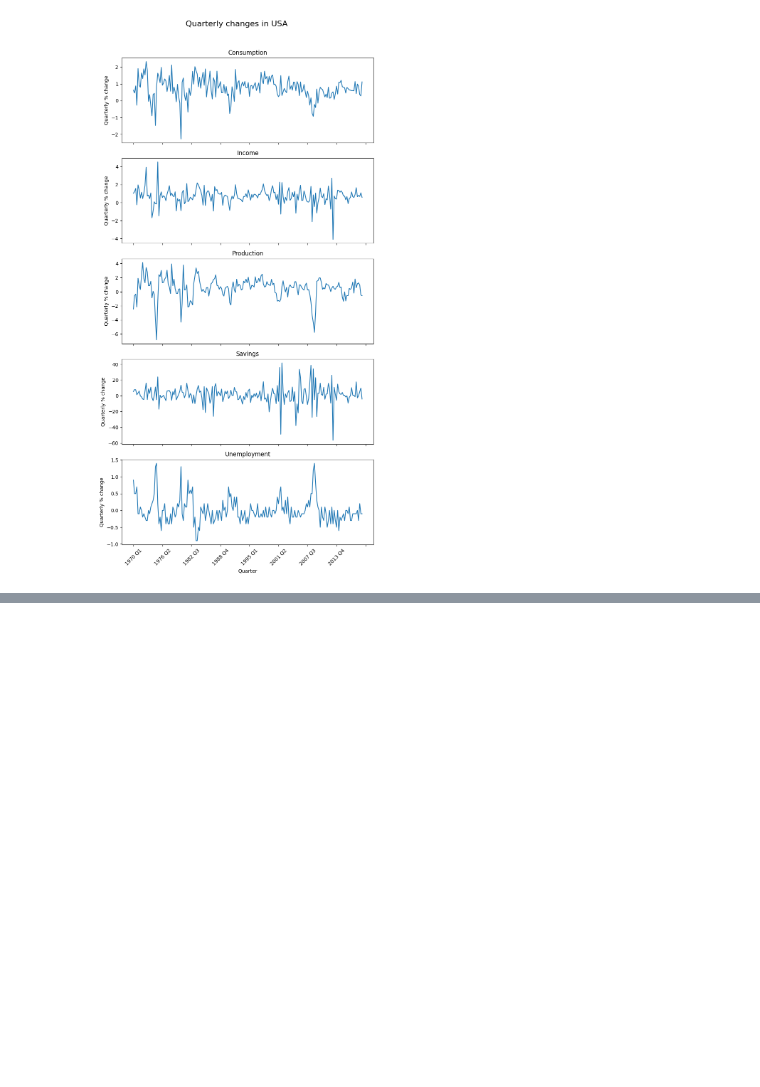
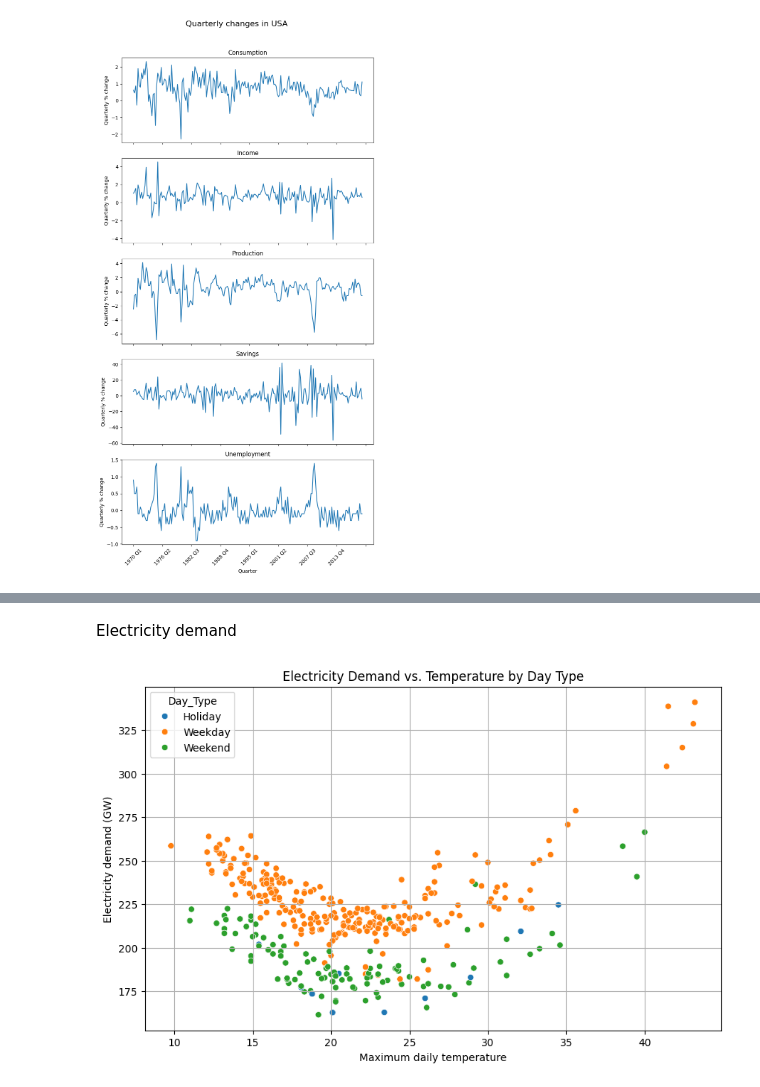
Before and after one commit to safeai-snu/Econometrics, a Jupyter notebook: Ch3.4.ARIMA_errors.ipynb, the cells around one changed output, grey strips where cells are left out. Cells and saved outputs as stored; diff of their text form; code cells hidden in the pictures; blank space fills up the shorter version.

```diff
--- a/Ch3.4.ARIMA_errors.ipynb
+++ b/Ch3.4.ARIMA_errors.ipynb
@@ -116,0 +193,44 @@ plt.show()
+# %% [markdown]
+Electricity demand
+# %%
+vic_elec = pd.read_csv("sample_data/vic_elec.csv")
+# Step 1: Data Manipulation
+
+# Convert 'Time' to datetime, handling inconsistencies
+vic_elec['Time'] = pd.to_datetime(vic_elec['Time'], format='%Y-%m-%d %H:%M:%S', errors='coerce')
+
+# Extract just the date component
+vic_elec['Date'] = vic_elec['Time'].dt.date
+
+# Filter for the year 2014
+vic_elec_2014 = vic_elec[pd.to_datetime(vic_elec['Date']).dt.year == 2014]
+
+# Aggregate data by date
+vic_elec_daily = vic_elec_2014.groupby('Date').agg({
+    'Demand': lambda x: x.sum() / 1e3,  # Sum the demand and convert to GW
+    'Temperature': 'max',  # Get the max temperature
+    'Holiday': 'any'  # Check if any of the days are holidays
+}).reset_index()
+
+# Determine the type of day
+vic_elec_daily['Day_Type'] = np.where(
+    vic_elec_daily['Holiday'], 'Holiday',
+    np.where(pd.to_datetime(vic_elec_daily['Date']).dt.weekday.isin([0, 1, 2, 3, 4]), 'Weekday', 'Weekend')
+)
+
+# Step 2: Plotting
+
+# Initialize the plot
+plt.figure(figsize=(10, 6))
+sns.scatterplot(data=vic_elec_daily, x='Temperature', y='Demand', hue='Day_Type')
+
+# Add labels and title
+plt.xlabel('Maximum daily temperature')
+plt.ylabel('Electricity demand (GW)')
+plt.title('Electricity Demand vs. Temperature by Day Type')
+
+# Display the plot
+plt.grid(True)
+plt.show()
+# %% [output]
+[figure, added]
```
Also changed, not shown: parts of 7 cells of this notebook.
